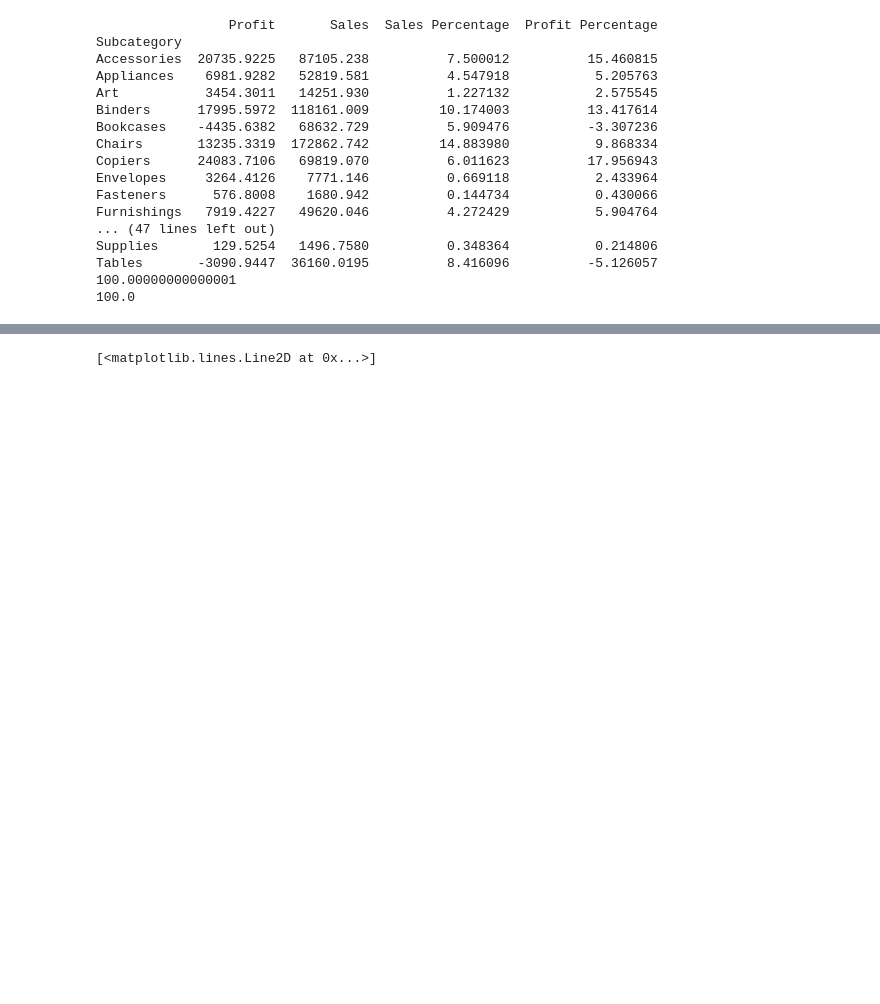
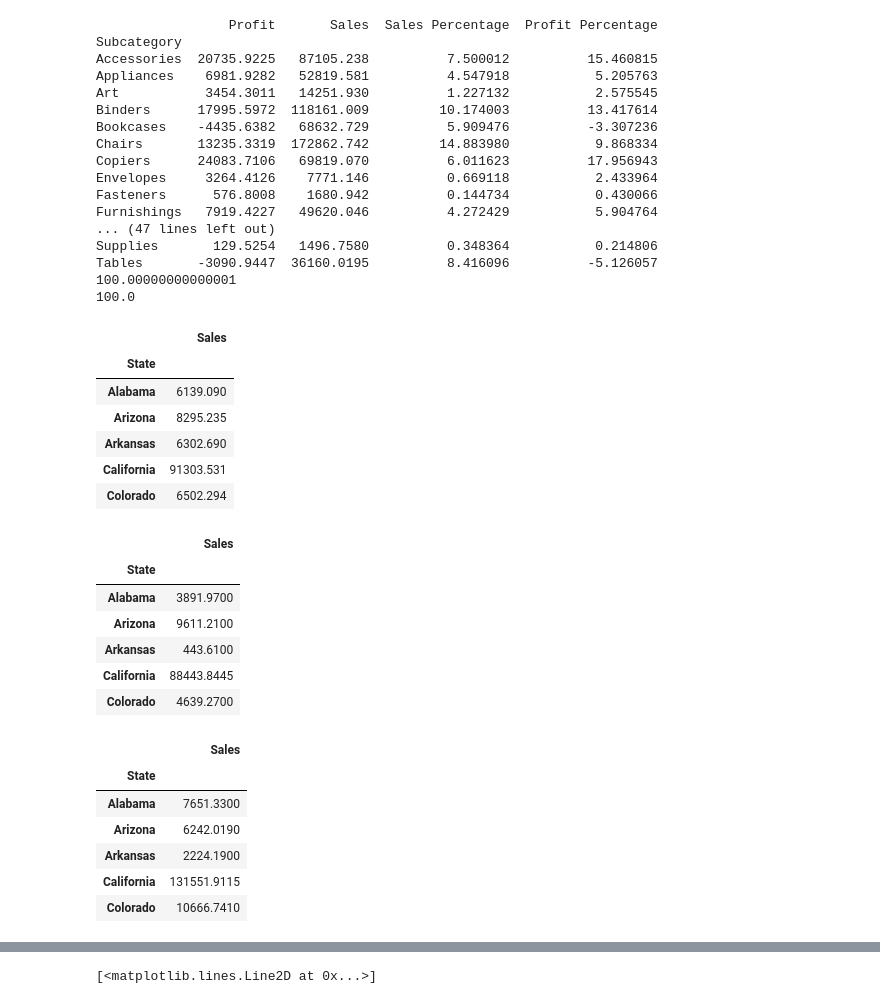
Before and after one commit to jgnibo/data_challenge_22x, a Jupyter notebook: src/notebooks/superstore_functions.ipynb, the cells around one changed output, grey strips where cells are left out. Drawn from its saved outputs; the diff is of its cells as text; code cells hidden in the pictures; blank space fills up the shorter version.

```diff
--- a/src/notebooks/superstore_functions.ipynb
+++ b/src/notebooks/superstore_functions.ipynb
@@ -204,3 +258,77 @@ Supplies       129.5254   1496.7580          0.348364           0.214806
 Tables       -3090.9447  36160.0195          8.416096          -5.126057
 100.00000000000001
 100.0
+# %%
+# Yearly aggregate sale by state DataFrames
+
+sales_2014 = pd.DataFrame({
+    'Sales': df_2014['Sales'],
+    'State': df_2014['State']
+})
+sales_2014 = pd.pivot_table(
+    data=sales_2014,
+    index='State',
+    aggfunc=np.sum
+)
+
+
+sales_2015 = pd.DataFrame({
+    'Sales': df_2015['Sales'],
+    'State': df_2015['State']
+})
+sales_2015 = pd.pivot_table(
+    data=sales_2015,
+    index='State',
+    aggfunc=np.sum
+)
+
+
+sales_2016 = pd.DataFrame({
+    'Sales': df_2016['Sales'],
+    'State': df_2016['State']
+})
+sales_2016 = pd.pivot_table(
+    data=sales_2016,
+    index='State',
+    aggfunc=np.sum
+)
+
+
+sales_2017 = pd.DataFrame({
+    'Sales': df_2017['Sales'],
+    'State': df_2017['State']
+})
+sales_2017 = pd.pivot_table(
+    data=sales_2017,
+    index='State',
+    aggfunc=np.sum
+)
+
+
+
+display(sales_2014.head())
+display(sales_2015.head())
+display(sales_2016.head())
+display(sales_2017.head())
+# %% [output]
+|  | Sales |
+| State |  |
+| Alabama | 6139.090 |
+| Arizona | 8295.235 |
+| Arkansas | 6302.690 |
+| California | 91303.531 |
+| Colorado | 6502.294 |
+|  | Sales |
+| State |  |
+| Alabama | 3891.9700 |
+| Arizona | 9611.2100 |
+| Arkansas | 443.6100 |
+| California | 88443.8445 |
+| Colorado | 4639.2700 |
+|  | Sales |
+| State |  |
+| Alabama | 7651.3300 |
+| Arizona | 6242.0190 |
+| Arkansas | 2224.1900 |
+| California | 131551.9115 |
+| Colorado | 10666.7410 |
```
Also changed, not shown: parts of 5 cells of this notebook, 14 other files.
